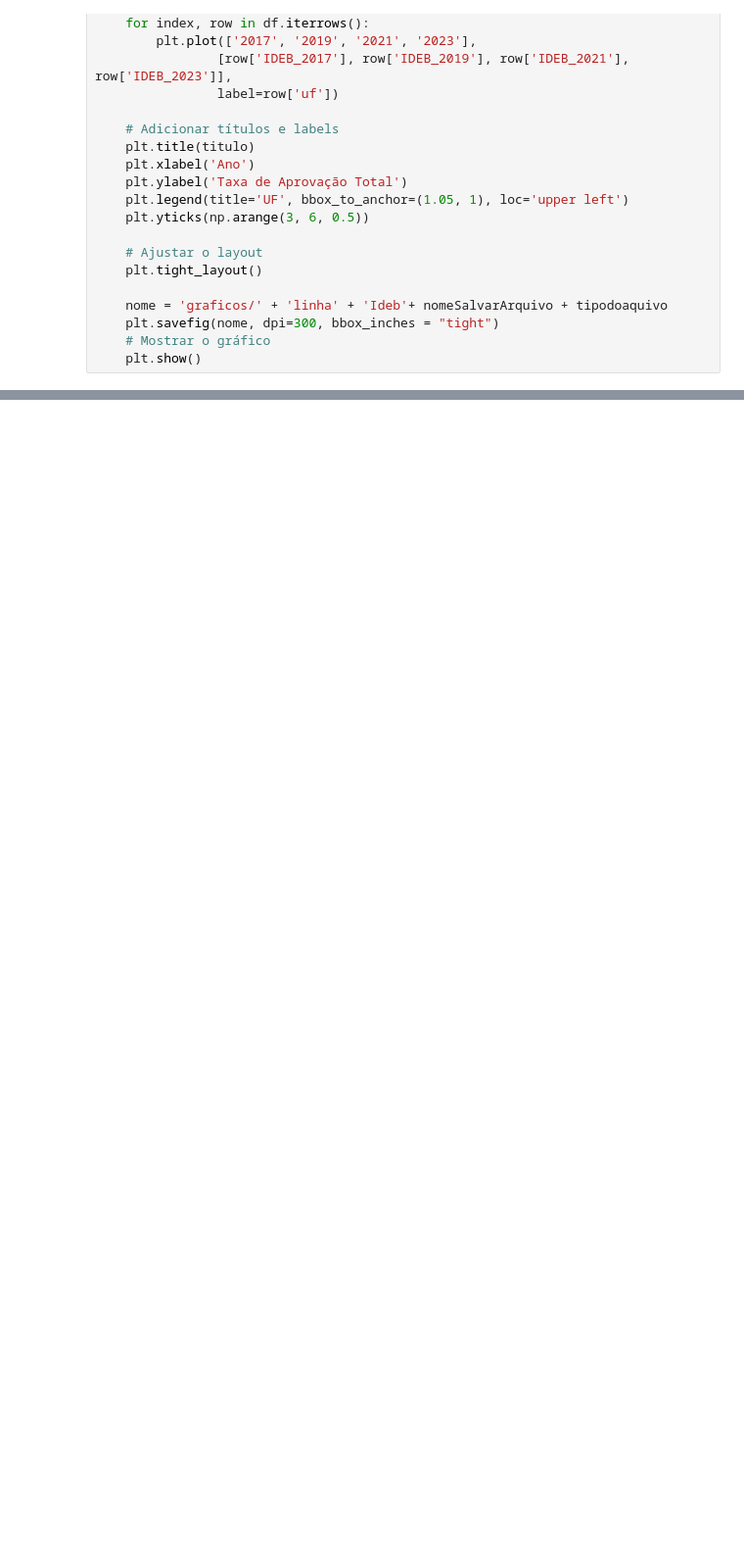
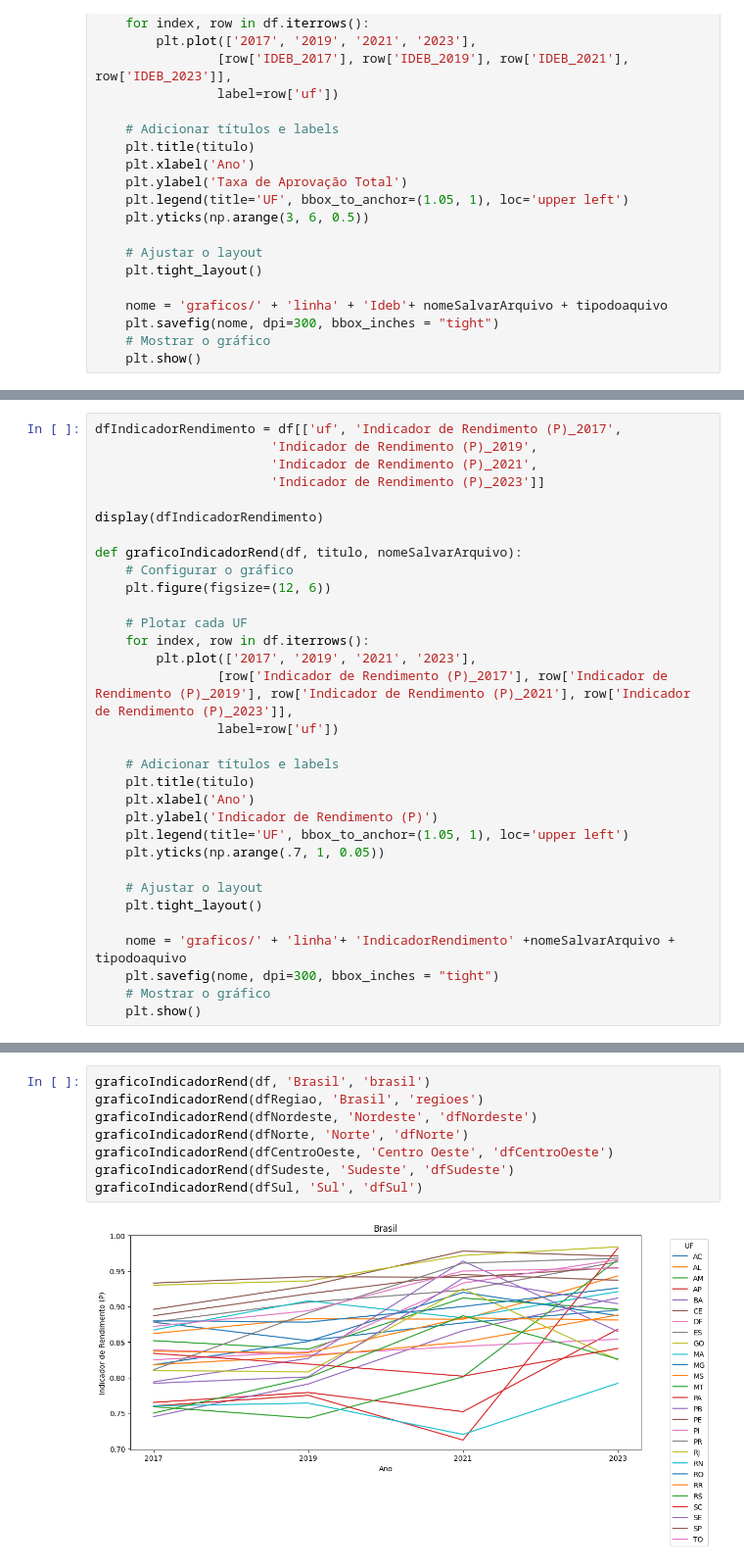
Before and after one commit to brunomaion/Analise-IDEB-Brasil, a Jupyter notebook: analiseEstados.ipynb, the cells around one changed output, grey strips where cells are left out. Shown at 98% size. Saved outputs shown, nothing was run; the diff lists cells and outputs as text; blank space fills up the shorter version.

```diff
--- a/analiseEstados.ipynb
+++ b/analiseEstados.ipynb
@@ -173,0 +237,32 @@ graficoLinhaIdebTotal(dfSul, 'Sul', 'dfSul')
+# %%
+dfIndicadorRendimento = df[['uf', 'Indicador de Rendimento (P)_2017',
+                       'Indicador de Rendimento (P)_2019',
+                       'Indicador de Rendimento (P)_2021',
+                       'Indicador de Rendimento (P)_2023']]
+
+display(dfIndicadorRendimento)
+
+def graficoIndicadorRend(df, titulo, nomeSalvarArquivo):
+    # Configurar o gráfico
+    plt.figure(figsize=(12, 6))
+
+    # Plotar cada UF
+    for index, row in df.iterrows():
+        plt.plot(['2017', '2019', '2021', '2023'],
+                [row['Indicador de Rendimento (P)_2017'], row['Indicador de Rendimento (P)_2019'], row['Indicador de Rendimento (P)_2021'], row['Indicador de Rendimento (P)_2023']],
+                label=row['uf'])
+
+    # Adicionar títulos e labels
+    plt.title(titulo)
+    plt.xlabel('Ano')
+    plt.ylabel('Indicador de Rendimento (P)')
+    plt.legend(title='UF', bbox_to_anchor=(1.05, 1), loc='upper left')
+    plt.yticks(np.arange(.7, 1, 0.05))
+
+    # Ajustar o layout
+    plt.tight_layout()
+
+    nome = 'graficos/' + 'linha'+ 'IndicadorRendimento' +nomeSalvarArquivo + tipodoaquivo
+    plt.savefig(nome, dpi=300, bbox_inches = "tight")
+    # Mostrar o gráfico
+    plt.show()
@@ -173,0 +287,10 @@ graficoLinhaIdebTotal(dfSul, 'Sul', 'dfSul')
+# %%
+graficoIndicadorRend(df, 'Brasil', 'brasil')
+graficoIndicadorRend(dfRegiao, 'Brasil', 'regioes')
+graficoIndicadorRend(dfNordeste, 'Nordeste', 'dfNordeste')
+graficoIndicadorRend(dfNorte, 'Norte', 'dfNorte')
+graficoIndicadorRend(dfCentroOeste, 'Centro Oeste', 'dfCentroOeste')
+graficoIndicadorRend(dfSudeste, 'Sudeste', 'dfSudeste')
+graficoIndicadorRend(dfSul, 'Sul', 'dfSul')
+# %% [output]
+[figure, added]
```
Also changed, not shown: parts of 18 cells of this notebook, 47 other files.
